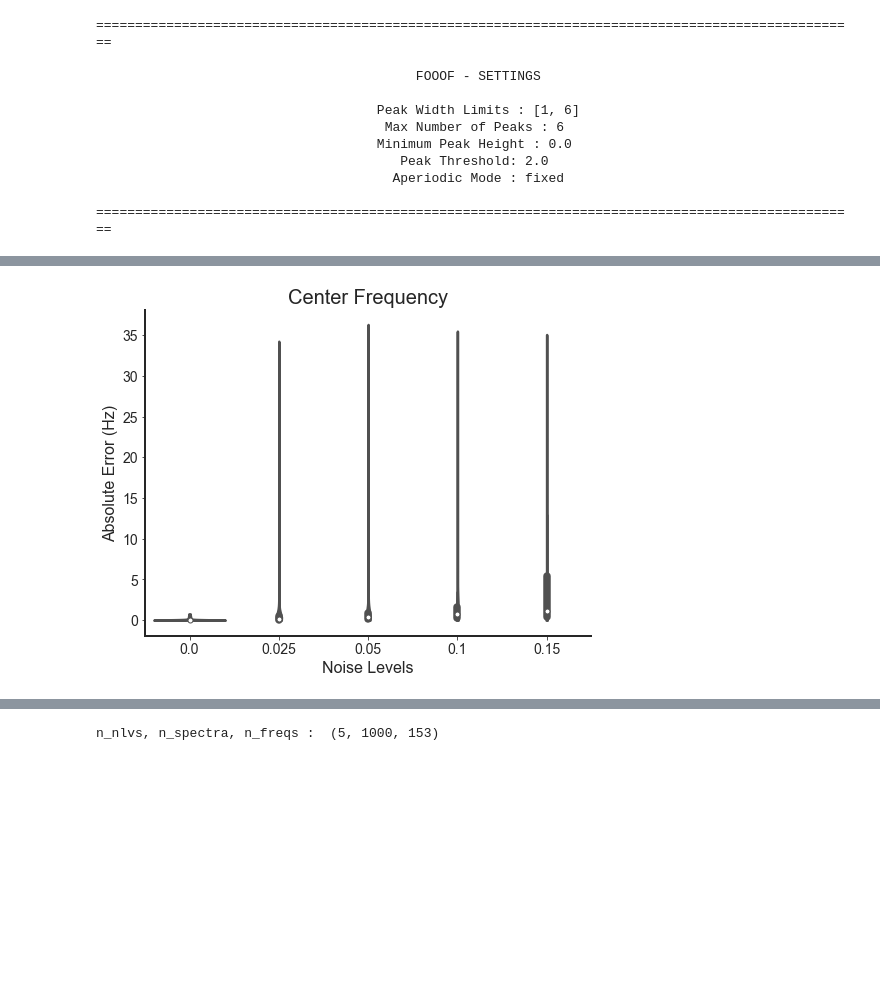
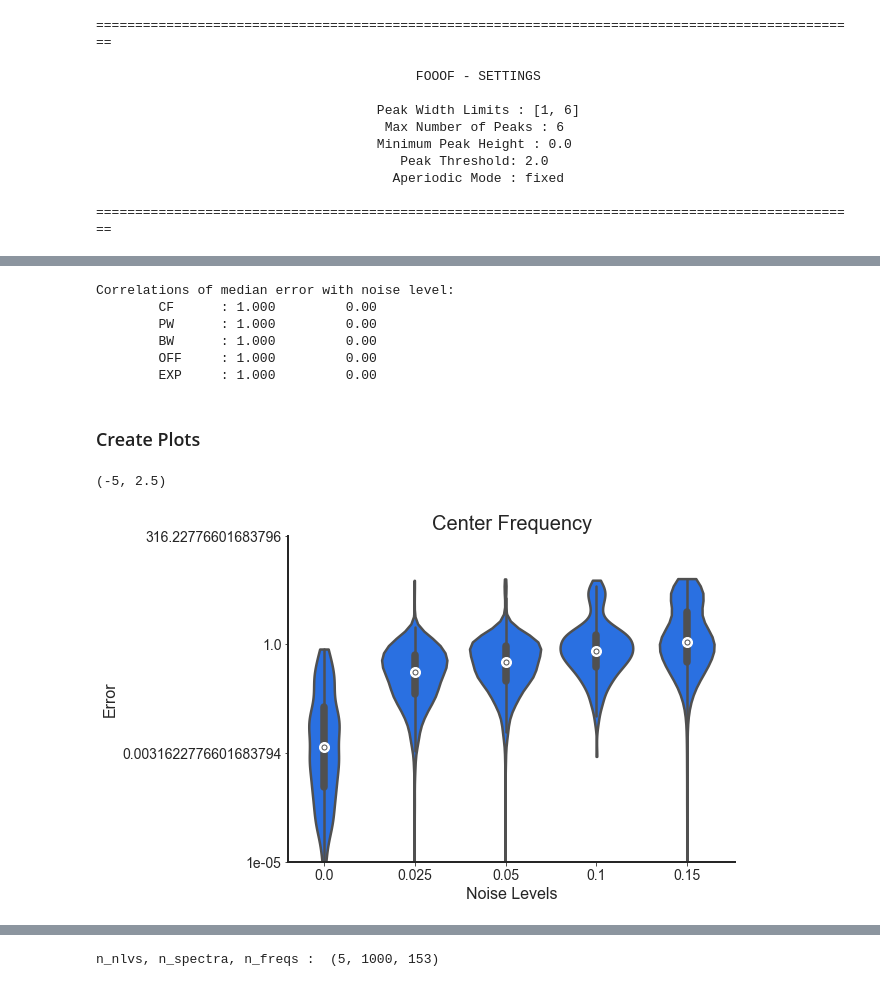
Before and after one commit to TomDonoghue/SIMparam, a Jupyter notebook: FOOOF-SyntheticTesting.ipynb, the cells around one changed output, grey strips where cells are left out. Cells and saved outputs as stored; diff of their text form; code cells hidden in the pictures; blank space fills up the shorter version.

```diff
--- a/FOOOF-SyntheticTesting.ipynb
+++ b/FOOOF-SyntheticTesting.ipynb
@@ -29,3 +37,6 @@ sns.set_style('white')
+# %%
+# Plot Settings
+save_fig = True
 # %% [markdown]
 ## Check Generation
 # %%
@@ -264,10 +275,3 @@ bw_errors = osc_errors[:, :, 2]
 # Pull out error per aperiodic parameter
 off_errors = ap_errors[:, :, 0]
 exp_errors = ap_errors[:, :, 1]
-# %%
-# Plot Settings
-#avg = 'mean'
-#avg = 'median'
-#err = 'sem'
-
-save_fig = False
@@ -274,5 +301,24 @@ save_fig = False
+# %%
+print('Correlations of median error with noise level:')
+print('\tCF\t: {:1.3f} \t{:1.2f}'.format(*spearmanr(nlvs, np.nanmedian(cf_errors, axis=1))))
+print('\tPW\t: {:1.3f} \t{:1.2f}'.format(*spearmanr(nlvs, np.nanmedian(pw_errors, axis=1))))
+print('\tBW\t: {:1.3f} \t{:1.2f}'.format(*spearmanr(nlvs, np.nanmedian(bw_errors, axis=1))))
+
+print('\tOFF\t: {:1.3f} \t{:1.2f}'.format(*spearmanr(nlvs, np.nanmedian(off_errors, axis=1))))
+print('\tEXP\t: {:1.3f} \t{:1.2f}'.format(*spearmanr(nlvs, np.nanmedian(exp_errors, axis=1))))
+# %% [output]
+Correlations of median error with noise level:
+        CF      : 1.000         0.00
+        PW      : 1.000         0.00
+        BW      : 1.000         0.00
+        OFF     : 1.000         0.00
+        EXP     : 1.000         0.00
+# %% [markdown]
+### Create Plots
 # %%
-plot_errors_violin(cf_errors, 'Center Frequency', y_label='Absolute Error (Hz)',
+plot_errors_violin(cf_errors, 'Center Frequency', plt_log=True, y_label=None,
                    save_fig=save_fig, save_name='1Peak-CF')
+plt.ylim([-5, 2.5])
 # %% [output]
+(-5, 2.5)
-[figure, old version]
+[figure, new version]
```
Also changed, not shown: parts of 48 cells of this notebook.
